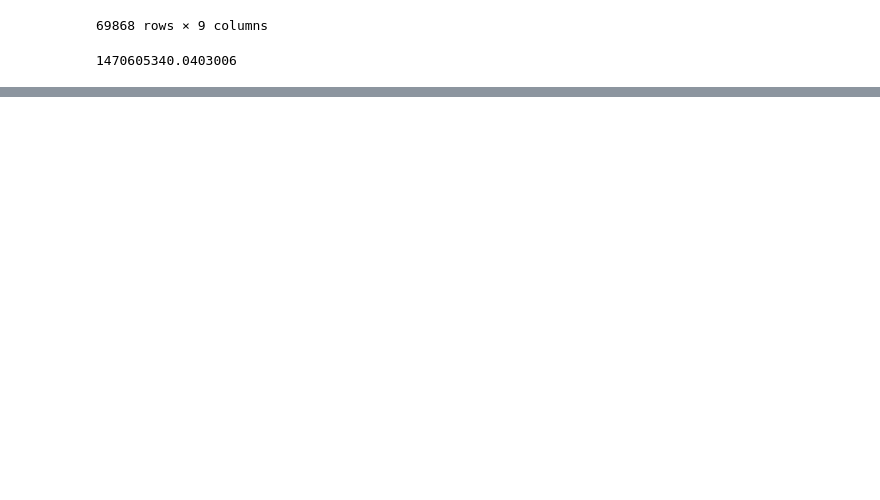
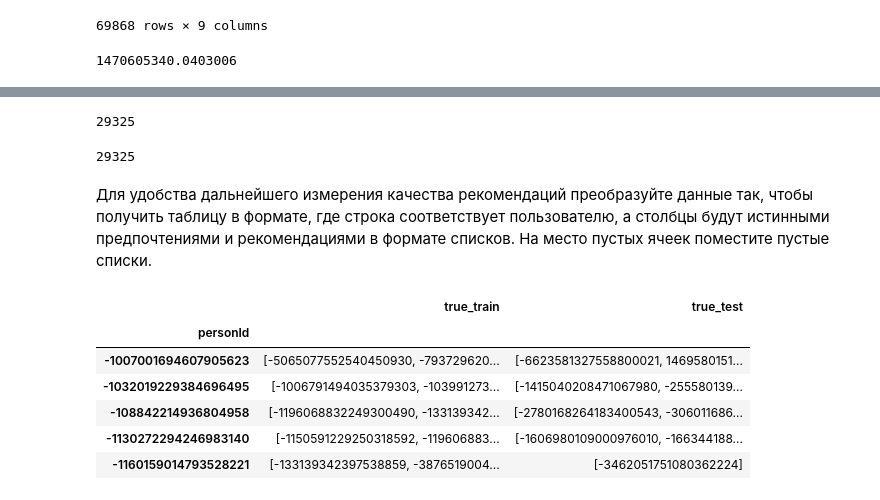
Before and after one commit to AlexGorel/IDE_NEW, a Jupyter notebook: MATH&ML-14. Рекомендательные системы. Часть I/MATH&ML-14. Рекомендательные системы. Часть I.ipynb, the cells around one changed output, grey strips where cells are left out. Cells and saved outputs as stored; diff of their text form; code cells hidden in the pictures; blank space fills up the shorter version.

```diff
--- a/MATH&ML-14. Рекомендательные системы. Часть I/MATH&ML-14. Рекомендательные системы. Часть I.ipynb
+++ b/MATH&ML-14. Рекомендательные системы. Часть I/MATH&ML-14. Рекомендательные системы. Часть I.ipynb
@@ -431,0 +452,42 @@ interactions_full_df['last_timestamp'].mean()
+# %%
+split_ts = 1475519545
+interactions_train_df = interactions_full_df.loc[interactions_full_df.last_timestamp < split_ts].copy()
+interactions_test_df = interactions_full_df.loc[interactions_full_df.last_timestamp >= split_ts].copy()
+
+print(len(interactions_train_df))
+# %% [output]
+29325
+# %%
+split_ts = 1475519545
+interactions_train_df = interactions_full_df.loc[interactions_full_df['last_timestamp'] < split_ts]
+interactions_test_df = interactions_full_df.loc[interactions_full_df['last_timestamp'] >= split_ts]
+
+print(len(interactions_train_df))
+# %% [output]
+29325
+# %% [markdown]
+Для удобства дальнейшего измерения качества рекомендаций преобразуйте данные так, чтобы получить таблицу в формате, где строка соответствует пользователю, а столбцы будут истинными предпочтениями и рекомендациями в формате списков. На место пустых ячеек поместите пустые списки.
+# %%
+final_df = (
+    interactions_train_df.reset_index()
+    .groupby('personId')['contentId'].agg(lambda x: list(x))
+    .reset_index()
+    .rename(columns={'contentId': 'true_train'})
+    .set_index('personId')
+)
+
+final_df['true_test'] = (
+    interactions_test_df.reset_index()
+    .groupby('personId')['contentId'].agg(lambda x: list(x))
+)
+
+final_df['true_test'] = [ [] if x is np.NaN else x for x in final_df['true_test'] ]
+final_df.head()
+# %% [output]
+|  | true_train | true_test |
+| personId |  |  |
+| -1007001694607905623 | [-5065077552540450930, -793729620... | [-6623581327558800021, 1469580151... |
+| -1032019229384696495 | [-1006791494035379303, -103991273... | [-1415040208471067980, -255580139... |
+| -108842214936804958 | [-1196068832249300490, -133139342... | [-2780168264183400543, -306011686... |
+| -1130272294246983140 | [-1150591229250318592, -119606883... | [-1606980109000976010, -166344188... |
+| -1160159014793528221 | [-133139342397538859, -3876519004... | [-3462051751080362224] |
```
Also changed, not shown: parts of 8 cells of this notebook, 3 other files.
